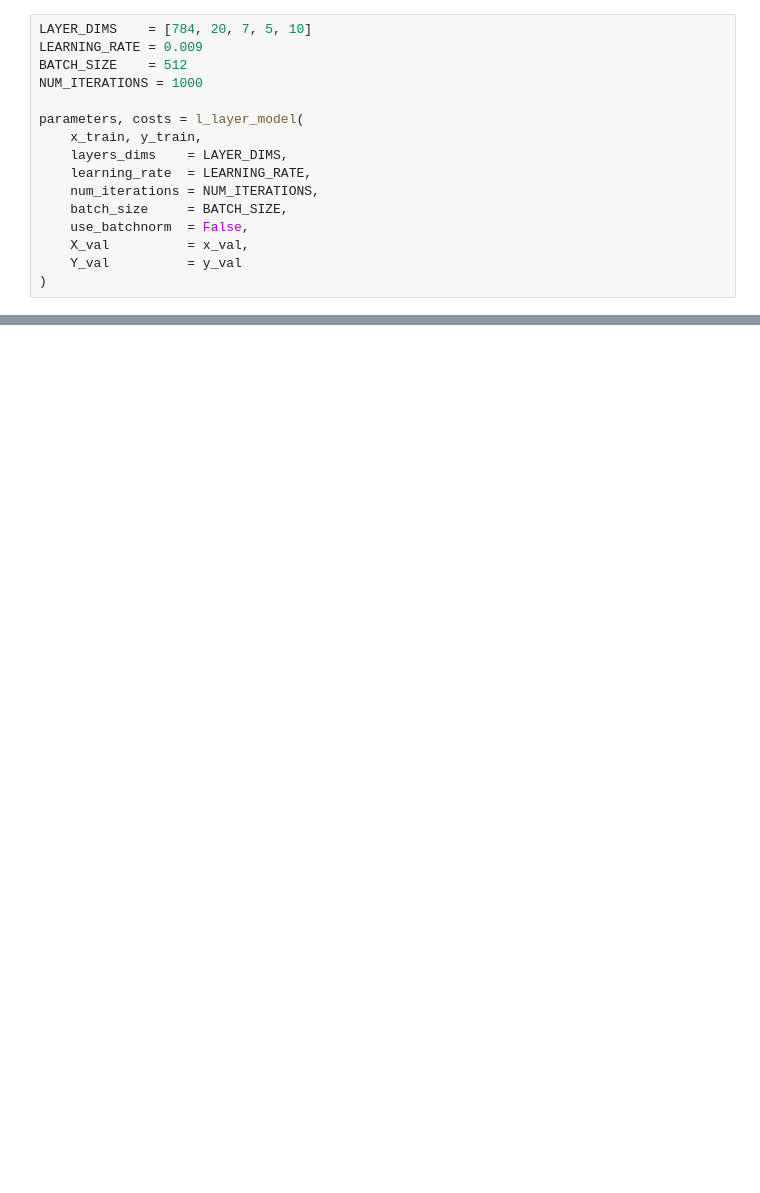
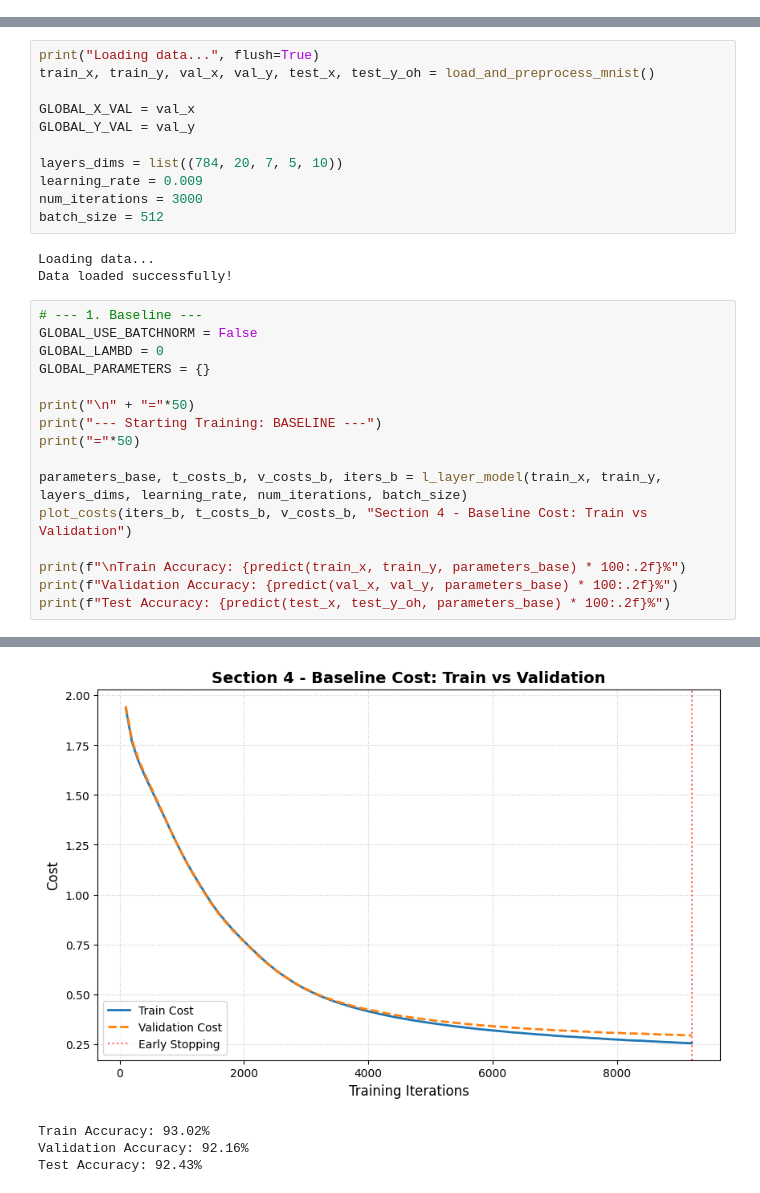
Before and after one commit to rotem053/Deep_Learning, a Jupyter notebook: Project1.ipynb, the cells around one changed output, grey strips where cells are left out. Drawn from its saved outputs; the diff is of its cells as text; blank space fills up the shorter version.

```diff
--- a/Project1.ipynb
+++ b/Project1.ipynb
@@ -600,16 +0,0 @@ print(f" test accuracy:       {test_accuracy * 100:.2f}%")
-# %%
-LAYER_DIMS    = [784, 20, 7, 5, 10]
-LEARNING_RATE = 0.009
-BATCH_SIZE    = 512
-NUM_ITERATIONS = 1000
-
-parameters, costs = l_layer_model(
-    x_train, y_train,
-    layers_dims    = LAYER_DIMS,
-    learning_rate  = LEARNING_RATE,
-    num_iterations = NUM_ITERATIONS,
-    batch_size     = BATCH_SIZE,
-    use_batchnorm  = False,
-    X_val          = x_val,
-    Y_val          = y_val
-)
@@ -671,0 +274,31 @@ from dnn_model import l_layer_model, predict
+# %%
+print("Loading data...", flush=True)
+train_x, train_y, val_x, val_y, test_x, test_y_oh = load_and_preprocess_mnist()
+
+GLOBAL_X_VAL = val_x
+GLOBAL_Y_VAL = val_y
+
+layers_dims = list((784, 20, 7, 5, 10))
+learning_rate = 0.009
+num_iterations = 3000
+batch_size = 512
+# %% [output]
+Loading data...
+Data loaded successfully!
+# %%
+# --- 1. Baseline ---
+GLOBAL_USE_BATCHNORM = False
+GLOBAL_LAMBD = 0
+GLOBAL_PARAMETERS = {}
+
+print("\n" + "="*50)
+print("--- Starting Training: BASELINE ---")
+print("="*50)
+
+parameters_base, t_costs_b, v_costs_b, iters_b = l_layer_model(train_x, train_y, layers_dims, learning_rate, num_iterations, batch_size)
+plot_costs(iters_b, t_costs_b, v_costs_b, "Section 4 - Baseline Cost: Train vs Validation")
+
+print(f"\nTrain Accuracy: {predict(train_x, train_y, parameters_base) * 100:.2f}%")
+print(f"Validation Accuracy: {predict(val_x, val_y, parameters_base) * 100:.2f}%")
+print(f"Test Accuracy: {predict(test_x, test_y_oh, parameters_base) * 100:.2f}%")
+# %% [output]
@@ -671,0 +322,4 @@ from dnn_model import l_layer_model, predict
+[figure, added]
+Train Accuracy: 93.02%
+Validation Accuracy: 92.16%
+Test Accuracy: 92.43%
```
Also changed, not shown: parts of 28 cells of this notebook, 1 other file.
